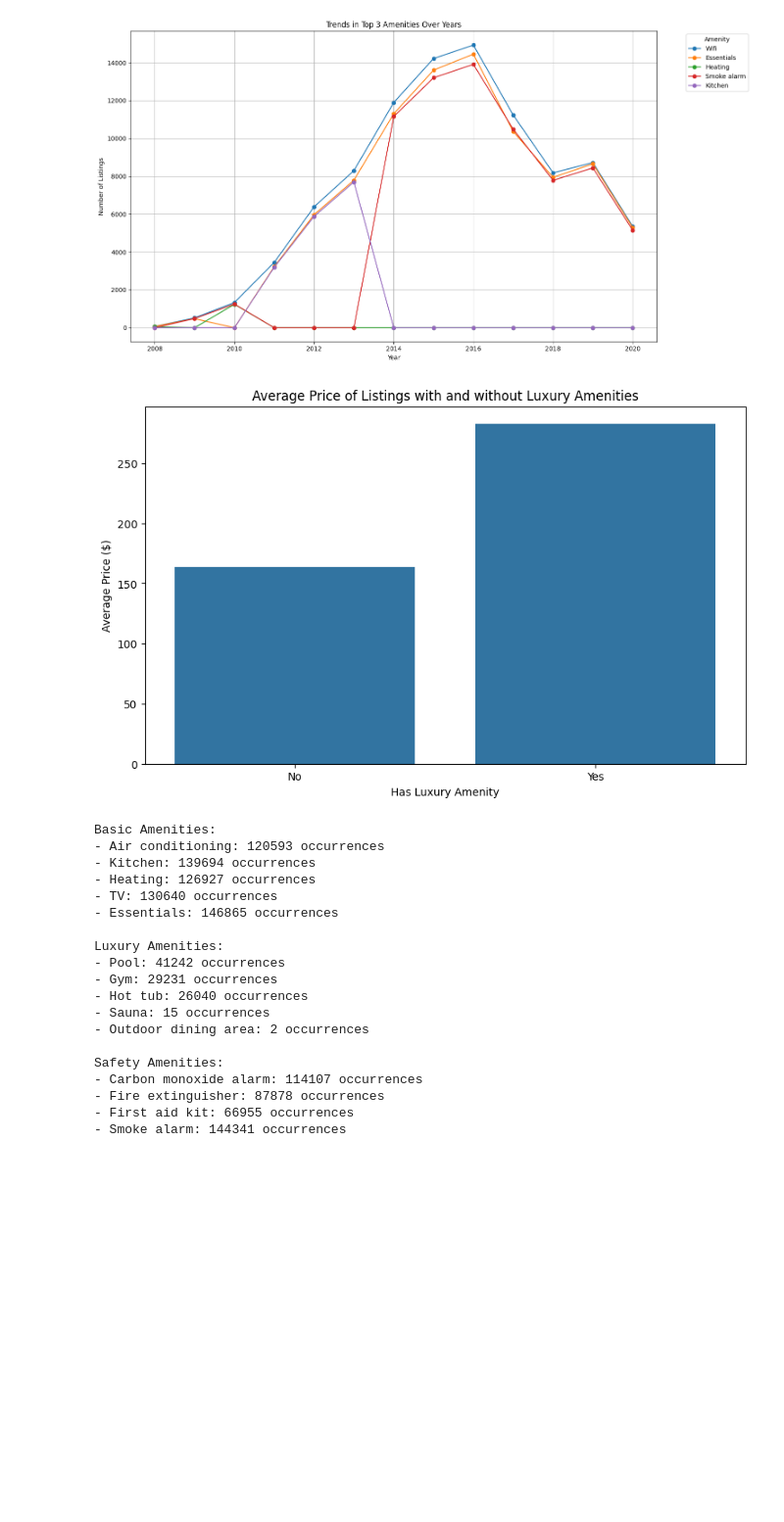
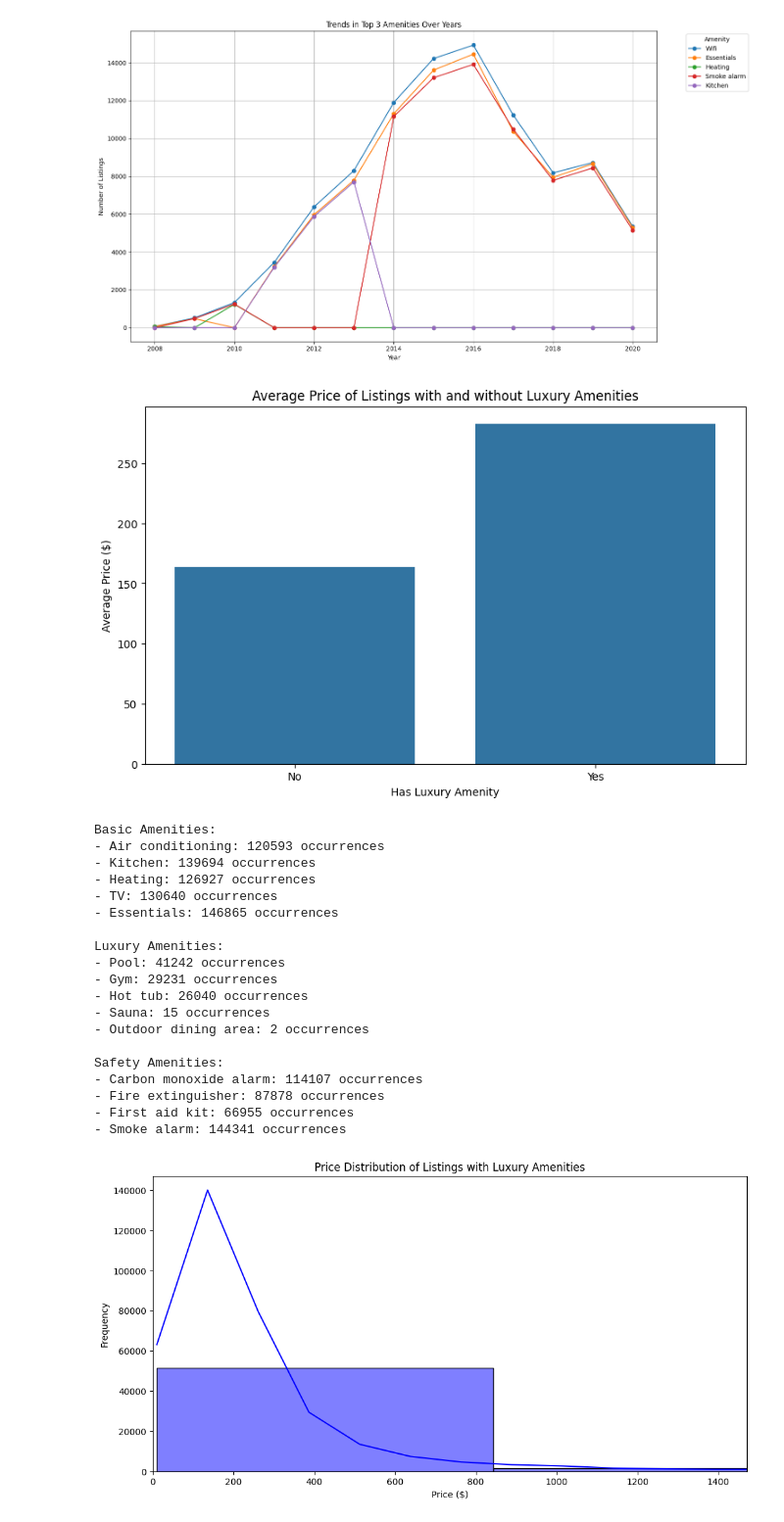
Before and after one commit to hmk81996/data_class_project_1, a Jupyter notebook: airbnb_cost_growth_exploration.ipynb, the cells around one changed output. Shown at 98% size. Drawn from its saved outputs; the diff is of its cells as text; code cells hidden in the pictures; blank space fills up the shorter version.

Commit message:
Added graph

```diff
--- a/airbnb_cost_growth_exploration.ipynb
+++ b/airbnb_cost_growth_exploration.ipynb
@@ -248,30 +248,40 @@ plt.ylabel('Average Price ($)')
 plt.xticks([0, 1], ['No', 'Yes'])
 plt.show()
 
 # Display the categorized amenities
 for category, amenities in categorized_amenities.items():
     print(f"{category} Amenities:")
     for amenity, count in amenities.items():
         print(f"- {amenity}: {count} occurrences")
     print()
+
+ # Visualize the price distribution for listings with luxury amenities
+plt.figure(figsize=(12, 6))
+sns.histplot(data[data['has_luxury_amenity'] == True]['price'], kde=True, color='blue', bins=30)
+plt.title('Price Distribution of Listings with Luxury Amenities')
+plt.xlabel('Price ($)')
+plt.ylabel('Frequency')
+plt.xlim(0, data['price'].quantile(0.99))  # Set x-axis to show relevant price range up to the 99th percentile
+plt.show()
 # %% [output]
 [figure]
 Basic Amenities:
 - Air conditioning: 120593 occurrences
 - Kitchen: 139694 occurrences
 - Heating: 126927 occurrences
 - TV: 130640 occurrences
 - Essentials: 146865 occurrences
 
 Luxury Amenities:
 - Pool: 41242 occurrences
 - Gym: 29231 occurrences
 - Hot tub: 26040 occurrences
 - Sauna: 15 occurrences
 - Outdoor dining area: 2 occurrences
 
 Safety Amenities:
 - Carbon monoxide alarm: 114107 occurrences
 - Fire extinguisher: 87878 occurrences
 - First aid kit: 66955 occurrences
 - Smoke alarm: 144341 occurrences
+[figure, added]
```
